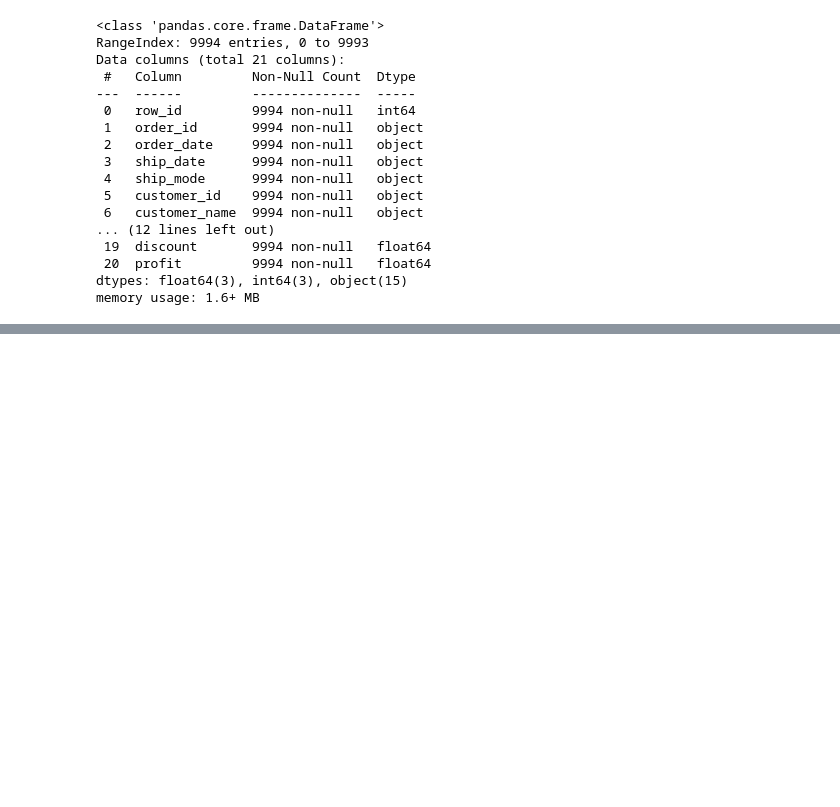
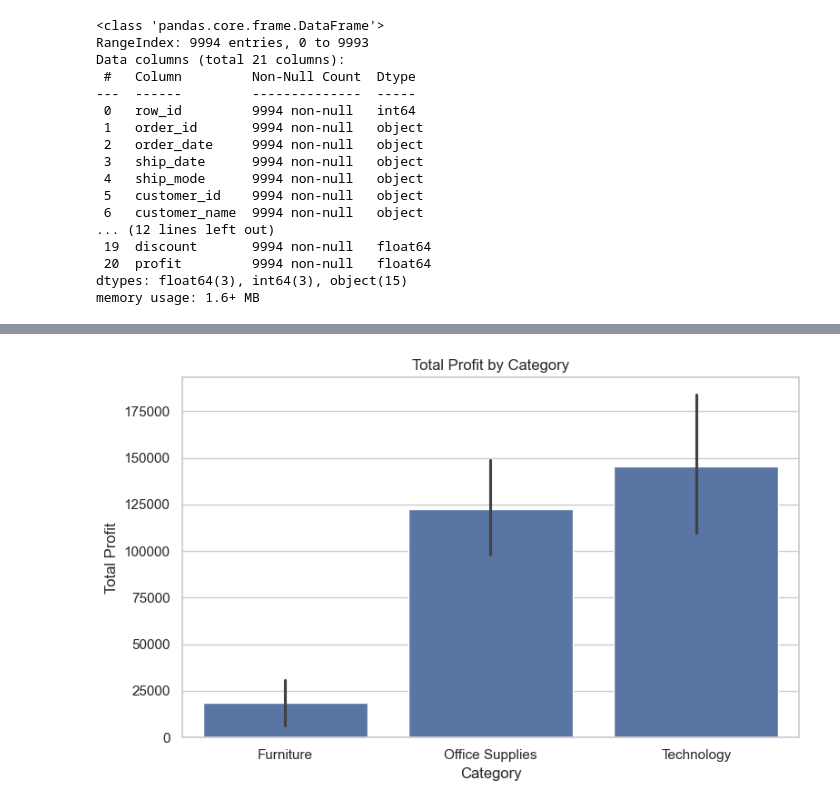
Before and after one commit to gildaemeni/retail-sales-data-analysis, a Jupyter notebook: Retail_Sales_Analysis.ipynb, the cells around one changed output, grey strips where cells are left out. Saved outputs shown, nothing was run; the diff lists cells and outputs as text; code cells hidden in the pictures; blank space fills up the shorter version.

```diff
--- a/Retail_Sales_Analysis.ipynb
+++ b/Retail_Sales_Analysis.ipynb
@@ -151,0 +205,13 @@ memory usage: 1.6+ MB
+# %%
+# Bar chart showing the total profit by category
+plt.figure(figsize=(8, 5))
+sns.barplot(data=df, x='category', y='profit', estimator=sum)
+
+plt.title('Total Profit by Category')
+plt.xlabel('Category')
+plt.ylabel('Total Profit')
+plt.tight_layout()
+
+plt.show()
+# %% [output]
+[figure, added]
```
Also changed, not shown: parts of 7 cells of this notebook.
